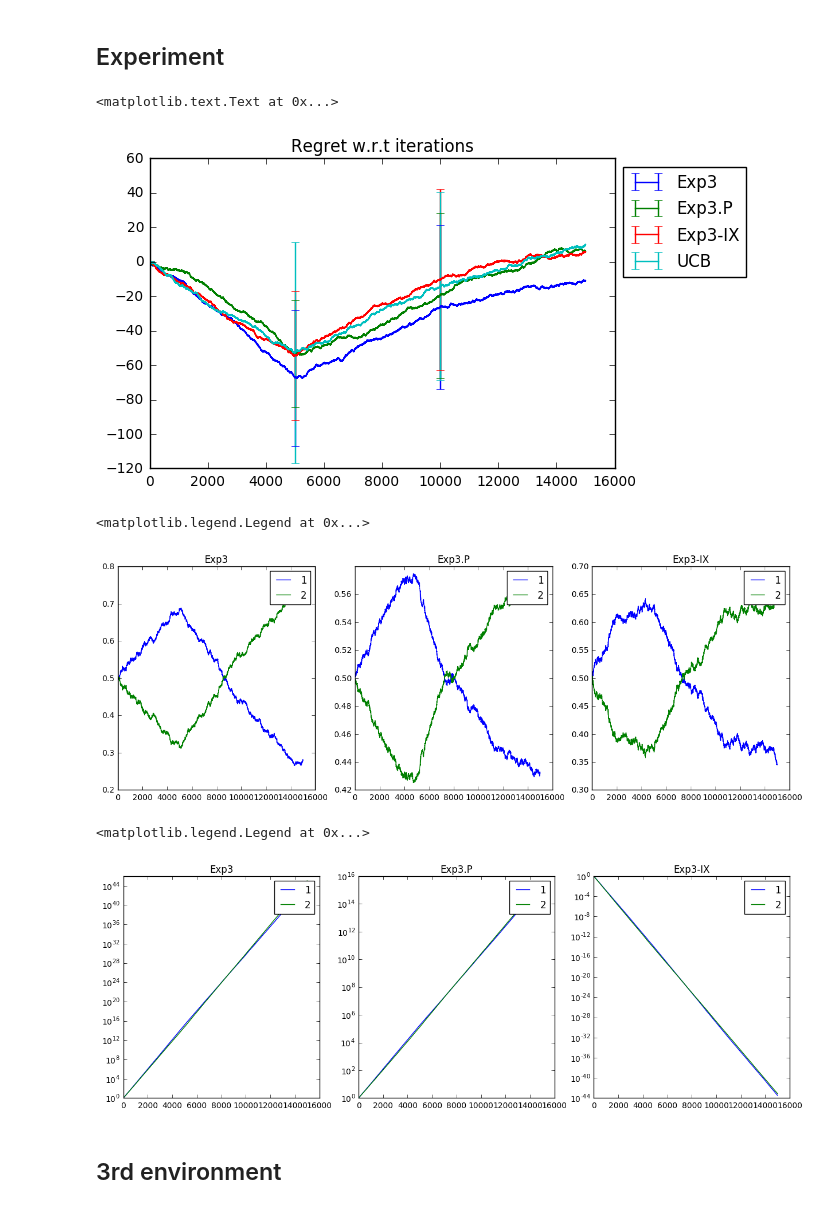
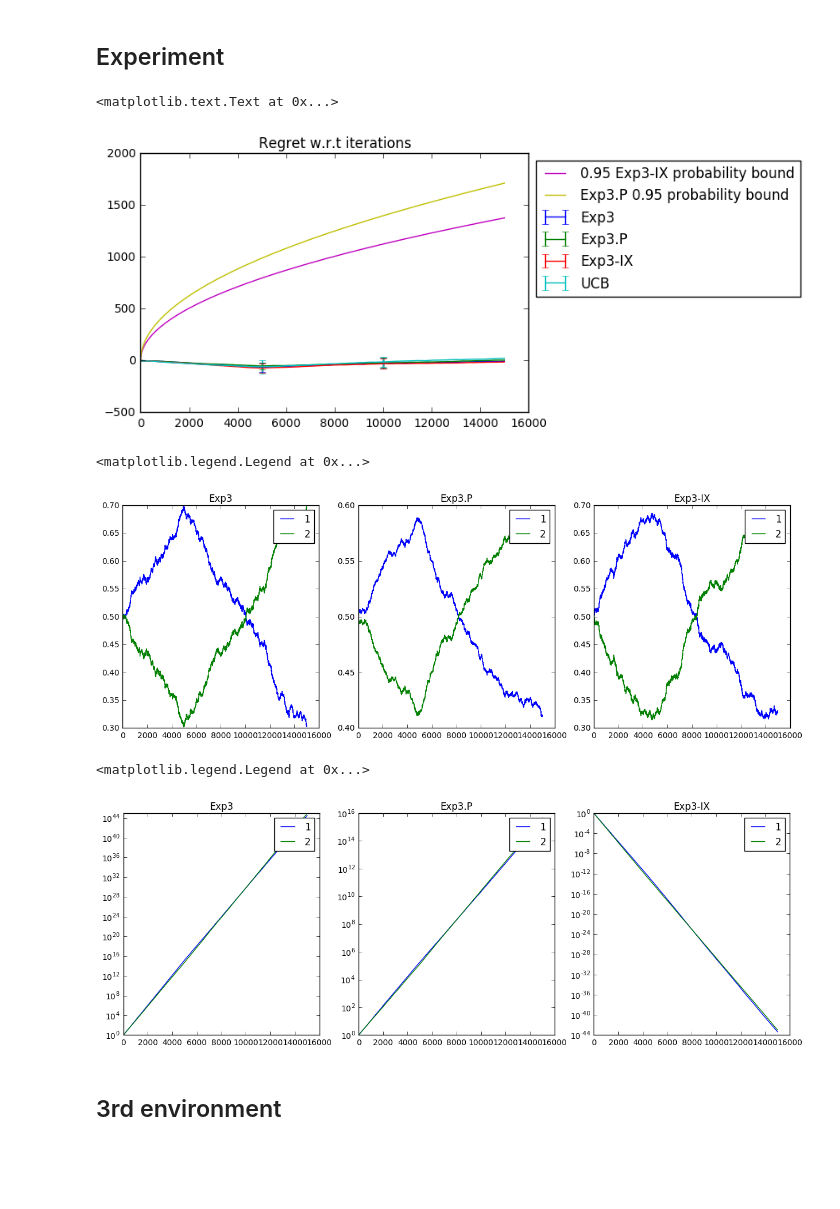
Before and after one commit to NicolasSchreuder/AdversarialBandit, a Jupyter notebook: 2 switching bandits.ipynb, the cells around one changed output. Drawn from its saved outputs; the diff is of its cells as text; code cells hidden in the pictures; blank space fills up the shorter version.

Commit message:
Stochastic experiments draft Exp3_Bianchi = Exp3

```diff
--- a/2 switching bandits.ipynb
+++ b/2 switching bandits.ipynb
@@ -47,8 +47,8 @@ nb_iter = 50
 
 for i in range(nb_iter):
     #run 4 algorithms
-    rew, weights_exp, proba_hist_exp3 = exp3_Bianchi(MAB_simple, T, eta_exp3, gamma=gamma_exp3)
-    rew_P, weights_expP, proba_hist_expP = exp3P_Bianchi(MAB_simple, T, beta=beta, gamma=gamma_exp3P, eta=eta_exp3P)
+    rew, weights_exp, proba_hist_exp3 = exp3(MAB_simple, T, eta_exp3, gamma=gamma_exp3)
+    rew_P, weights_expP, proba_hist_expP = exp3P(MAB_simple, T, beta=beta, gamma=gamma_exp3P, eta=eta_exp3P)
     rew_IX, weights_expIX, proba_hist_expIX = exp3_IX(MAB_simple, T, eta_exp3IX, gamma=eta_exp3IX / 2)
     rew_UCB, _ = UCB1(MAB_simple, T, rho=0.2)
     #calculate cumulated reward
@@ -169,8 +170,8 @@ nb_iter = 50
 
 for i in range(nb_iter):
     #run 4 algorithms
-    rew, weights_exp, proba_hist_exp3 = exp3_Bianchi(MAB_simple, T, eta_exp3, gamma=gamma_exp3)
-    rew_P, weights_expP, proba_hist_expP = exp3P_Bianchi(MAB_simple, T, beta=beta, gamma=gamma_exp3P, eta=eta_exp3P)
+    rew, weights_exp, proba_hist_exp3 = exp3(MAB_simple, T, eta_exp3, gamma=gamma_exp3)
+    rew_P, weights_expP, proba_hist_expP = exp3P(MAB_simple, T, beta=beta, gamma=gamma_exp3P, eta=eta_exp3P)
     rew_IX, weights_expIX, proba_hist_expIX = exp3_IX(MAB_simple, T, eta_exp3IX, gamma=eta_exp3IX / 2)
     rew_UCB, _ = UCB1(MAB_simple, T, rho=0.2)
     #calculate cumulated reward
@@ -190,19 +191,20 @@ Prob /= nb_iter
 # %%
 #cumulated rewards with std plot
 plt.errorbar(np.arange(T), best_cumsum - Rewards_cum[0], Rewards_std[0], errorevery=5000, label="Exp3")
 plt.errorbar(np.arange(T), best_cumsum - Rewards_cum[1], Rewards_std[1], errorevery=5000, label="Exp3.P")
 plt.errorbar(np.arange(T), best_cumsum - Rewards_cum[2], Rewards_std[2], errorevery=5000, label="Exp3-IX")
 plt.errorbar(np.arange(T), best_cumsum - Rewards_cum[3], Rewards_std[3], errorevery=5000, label="UCB")
 delta = 0.05
-#0.95 bound for Exp3-IX
-if False:
-    plt.plot([2 * np.sqrt(K * t * np.log(K)) + (np.sqrt(2 * K * t / (log(K))) + 1) * log(2 / delta) for t in range(1, T + 1)], label="0.95 Exp3-IX probability bound")
-    plt.plot([5.15 * np.sqrt(t * K / np.log(K / delta)) for t in range(T)], label="Exp3.P 0.95 probability bound")
+
+#0.95 bound for Exp3-IX and Exp3.P
+plt.plot([2 * np.sqrt(K * t * np.log(K)) + (np.sqrt(2 * K * t / (log(K))) + 1) * log(2 / delta) for t in range(1, T + 1)], label="0.95 Exp3-IX probability bound")
+plt.plot([5.15 * np.sqrt(t * K * np.log(K / delta)) for t in range(T)], label="Exp3.P 0.95 probability bound")
+
 plt.legend(loc="upper left", bbox_to_anchor=(1., 1.))
 plt.title("Regret w.r.t iterations")
 # %% [output]
 <matplotlib.text.Text at 0x...>
-[figure, old version]
+[figure, new version]
 # %%
 plt.figure(figsize=(15, 5))
 
@@ -224,7 +226,7 @@ plt.title("Exp3-IX")
 plt.legend([1, 2])
 # %% [output]
 <matplotlib.legend.Legend at 0x...>
-[figure, old version]
+[figure, new version]
 # %%
 plt.figure(figsize=(15, 5))
 
@@ -251,7 +253,7 @@ plt.title("Exp3-IX")
 plt.legend([1, 2])
 # %% [output]
 <matplotlib.legend.Legend at 0x...>
-[figure, old version]
+[figure, new version]
 # %% [markdown]
 ## 3rd environment
 # %%
```
Also changed, not shown: parts of 7 cells of this notebook, 1 other file.
